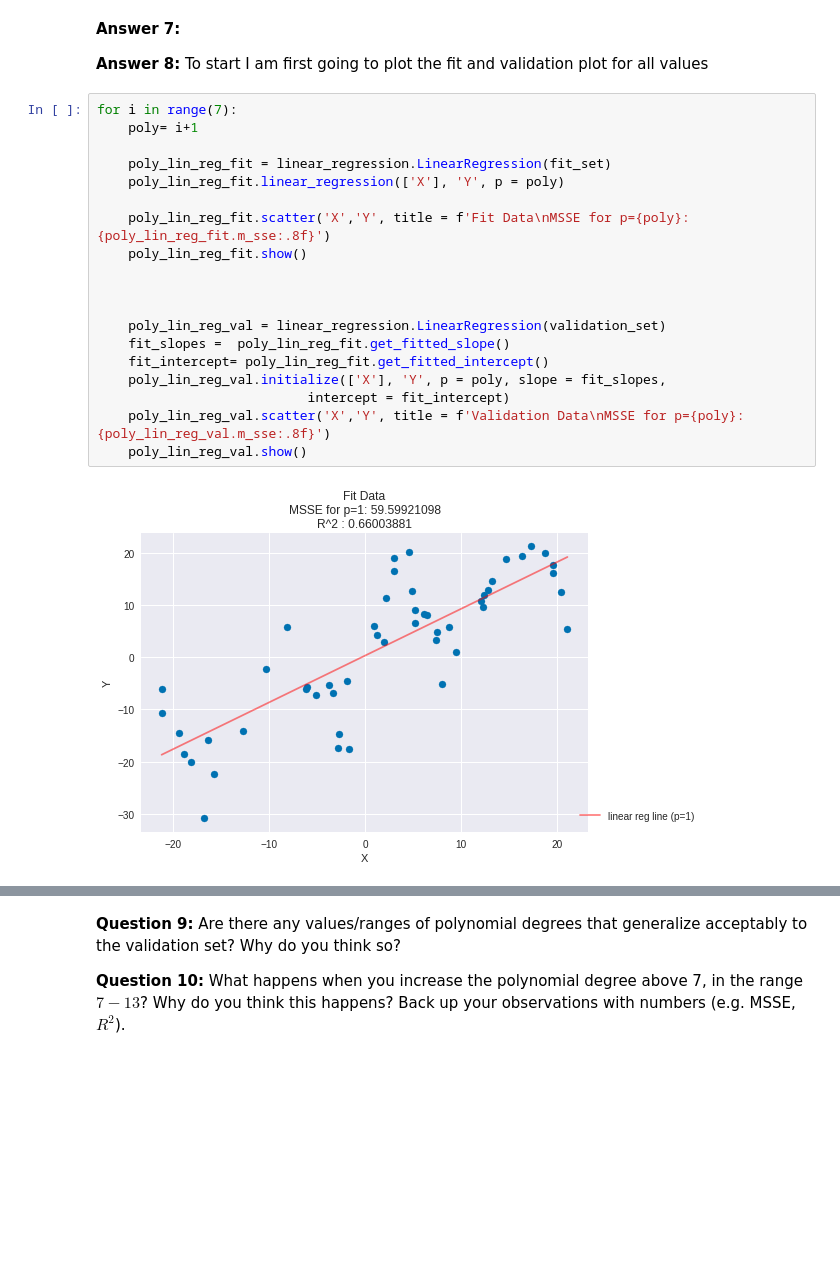
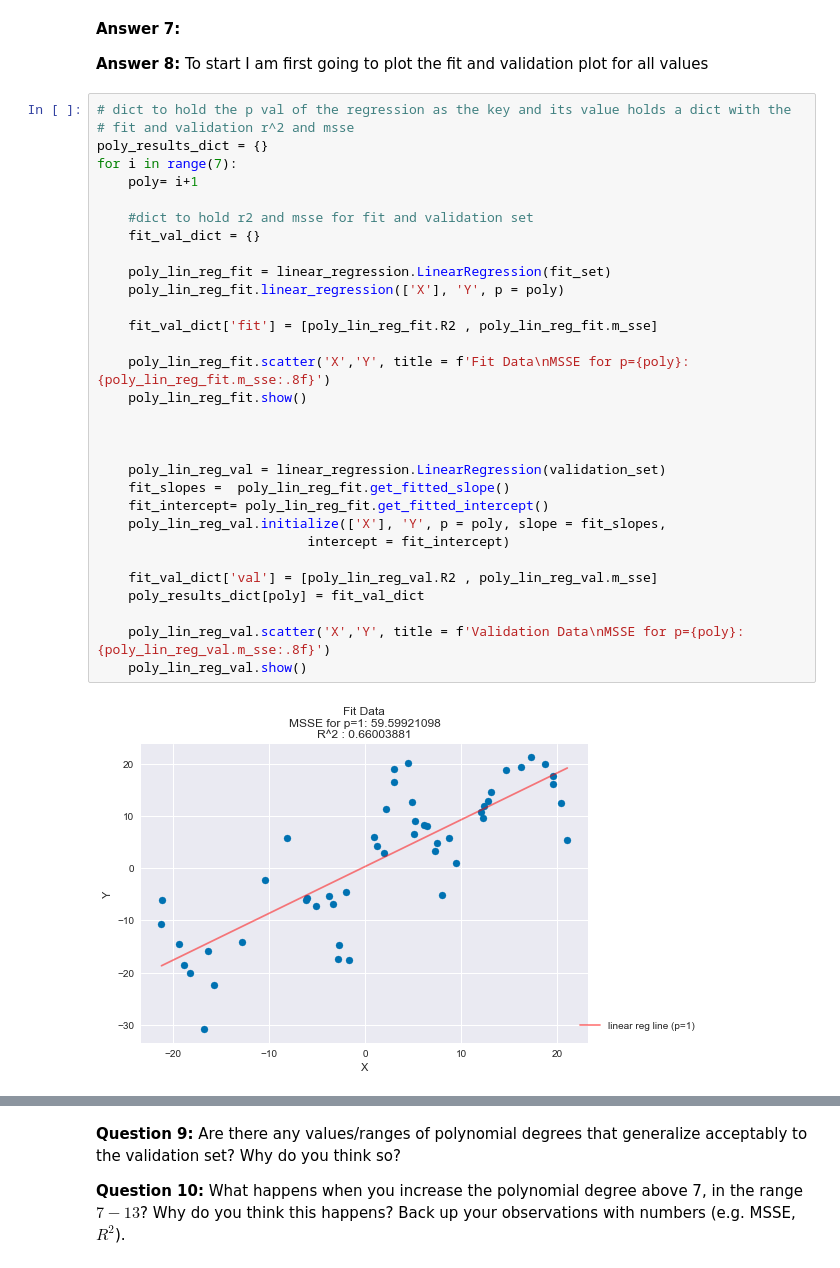
Before and after one commit to mattjax16/cs251, a Jupyter notebook: project3/polynomial_regression.ipynb, the cells around one changed output, grey strips where cells are left out. Cells and saved outputs as stored; diff of their text form; blank space fills up the shorter version.

```diff
--- a/project3/polynomial_regression.ipynb
+++ b/project3/polynomial_regression.ipynb
@@ -296,23 +281,35 @@ poly_lin_reg_val.show()
 **Answer 8:**
 To start I am first going to plot the fit and validation plot for all values
 # %%
+# dict to hold the p val of the regression as the key and its value holds a dict with the
+# fit and validation r^2 and msse
+poly_results_dict = {}
 for i in range(7):
     poly= i+1
 
+    #dict to hold r2 and msse for fit and validation set
+    fit_val_dict = {}
+
     poly_lin_reg_fit = linear_regression.LinearRegression(fit_set)
     poly_lin_reg_fit.linear_regression(['X'], 'Y', p = poly)
+
+    fit_val_dict['fit'] = [poly_lin_reg_fit.R2 , poly_lin_reg_fit.m_sse]
 
     poly_lin_reg_fit.scatter('X','Y', title = f'Fit Data\nMSSE for p={poly}: {poly_lin_reg_fit.m_sse:.8f}')
     poly_lin_reg_fit.show()
 
 
 
     poly_lin_reg_val = linear_regression.LinearRegression(validation_set)
     fit_slopes =  poly_lin_reg_fit.get_fitted_slope()
     fit_intercept= poly_lin_reg_fit.get_fitted_intercept()
     poly_lin_reg_val.initialize(['X'], 'Y', p = poly, slope = fit_slopes,
                            intercept = fit_intercept)
+
+    fit_val_dict['val'] = [poly_lin_reg_val.R2 , poly_lin_reg_val.m_sse]
+    poly_results_dict[poly] = fit_val_dict
+
     poly_lin_reg_val.scatter('X','Y', title = f'Validation Data\nMSSE for p={poly}: {poly_lin_reg_val.m_sse:.8f}')
     poly_lin_reg_val.show()
 # %% [output]
-[figure, old version]
+[figure, new version]
```
Also changed, not shown: parts of 40 cells of this notebook, 20 other files.
